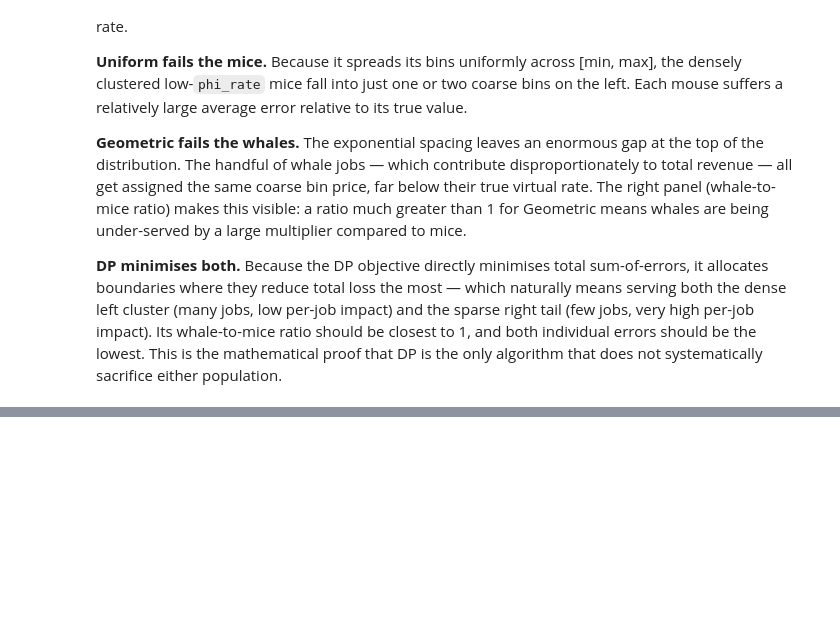
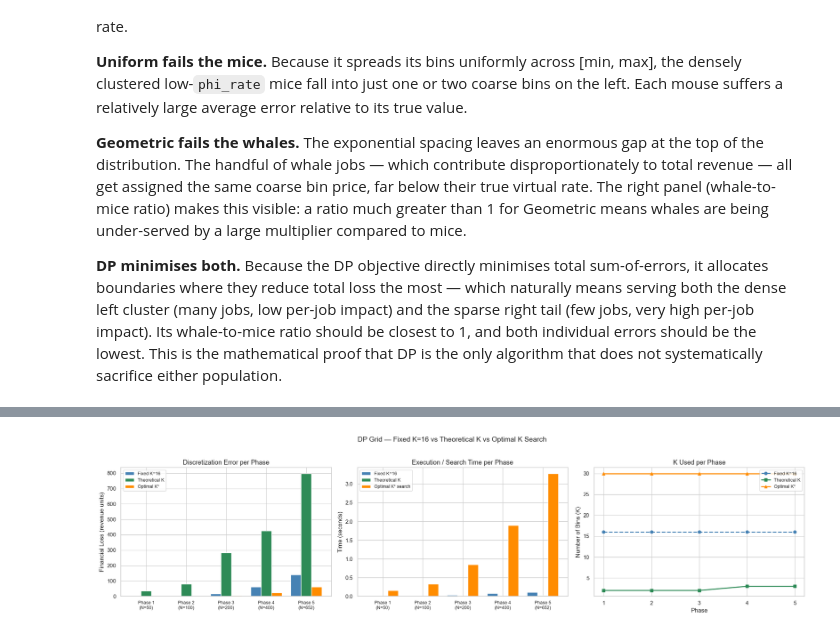
Before and after one commit to dangolofrancesco/cloud_pricing_sim, a Jupyter notebook: notebooks/02_static_discretization_analysis.ipynb, the cells around one changed output, grey strips where cells are left out. Saved outputs shown, nothing was run; the diff lists cells and outputs as text; code cells hidden in the pictures; blank space fills up the shorter version.

```diff
--- a/notebooks/02_static_discretization_analysis.ipynb
+++ b/notebooks/02_static_discretization_analysis.ipynb
@@ -629,0 +647,15 @@ Whales (top 5%,   v_rate >  21.0778): 71 jobs
+# %%
+sys.path.append(os.path.dirname(os.getcwd()))
+from src.discretizer import Discretizer
+
+# phi_rate > 0 already enforced in valid_df (loaded in Cell 3)
+phi_valid = valid_df['phi_rate'].values
+
+df_scaling = Discretizer.run_dp_scaling_test(
+    v_continuous=phi_valid,
+    initial_batch_size=50,
+    K_fixed=16,
+    k_search_max=30,
+)
+
+df_scaling
@@ -629,0 +686,46 @@ Whales (top 5%,   v_rate >  21.0778): 71 jobs
+# %%
+fig, axes = plt.subplots(1, 3, figsize=(20, 5))
+
+phases = df_scaling['Phase']
+n_jobs = df_scaling['Batch_Size']
+x      = np.arange(len(phases))
+labels = [f'Phase {p}\n(N={n:,})' for p, n in zip(phases, n_jobs)]
+width  = 0.26
+colors = {'fixed': 'steelblue', 'theoretical': 'seagreen', 'optimal': 'darkorange'}
+
+# ── Panel 1: Discretization Error per Phase ──────────────────────────────────
+ax = axes[0]
+ax.bar(x - width, df_scaling['Error_Fixed'],        width, label='Fixed K=16',      color=colors['fixed'])
+ax.bar(x,         df_scaling['Error_Theoretical'],  width, label='Theoretical K',   color=colors['theoretical'])
+ax.bar(x + width, df_scaling['Error_Optimal'],      width, label='Optimal K*',      color=colors['optimal'])
+ax.set_title('Discretization Error per Phase', fontsize=13)
+ax.set_ylabel('Financial Loss (revenue units)')
+ax.set_xticks(x); ax.set_xticklabels(labels, fontsize=9)
+ax.legend(fontsize=9)
+
+# ── Panel 2: Execution / Search Time per Phase ───────────────────────────────
+ax = axes[1]
+ax.bar(x - width, df_scaling['Time_Fixed_sec'],       width, label='Fixed K=16',       color=colors['fixed'])
+ax.bar(x,         df_scaling['Time_Theoretical_sec'], width, label='Theoretical K',    color=colors['theoretical'])
+ax.bar(x + width, df_scaling['Time_Search_sec'],      width, label='Optimal K* search',color=colors['optimal'])
+ax.set_title('Execution / Search Time per Phase', fontsize=13)
+ax.set_ylabel('Time (seconds)')
+ax.set_xticks(x); ax.set_xticklabels(labels, fontsize=9)
+ax.legend(fontsize=9)
+
+# ── Panel 3: K used per phase ─────────────────────────────────────────────────
+ax = axes[2]
+ax.plot(phases, df_scaling['K_Fixed'],       'o--', color=colors['fixed'],       label='Fixed K=16',    linewidth=2)
+ax.plot(phases, df_scaling['K_Theoretical'], 's-',  color=colors['theoretical'], label='Theoretical K', linewidth=2)
+ax.plot(phases, df_scaling['K_Star'],        '^-',  color=colors['optimal'],     label='Optimal K*',    linewidth=2)
+ax.set_title('K Used per Phase', fontsize=13)
+ax.set_ylabel('Number of Bins (K)')
+ax.set_xlabel('Phase')
+ax.set_xticks(phases)
+ax.legend(fontsize=9)
+
+fig.suptitle('DP Grid — Fixed K=16 vs Theoretical K vs Optimal K Search', fontsize=14, y=1.02)
+plt.tight_layout()
+plt.show()
+# %% [output]
+[figure, added]
```
Also changed, not shown: parts of 7 cells of this notebook, 5 other files.
